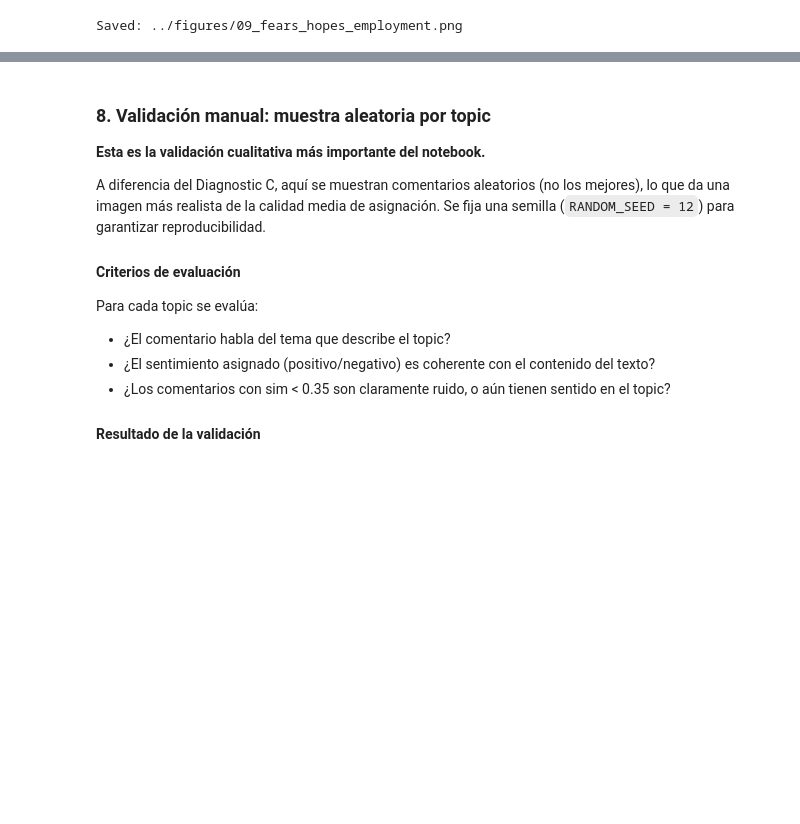
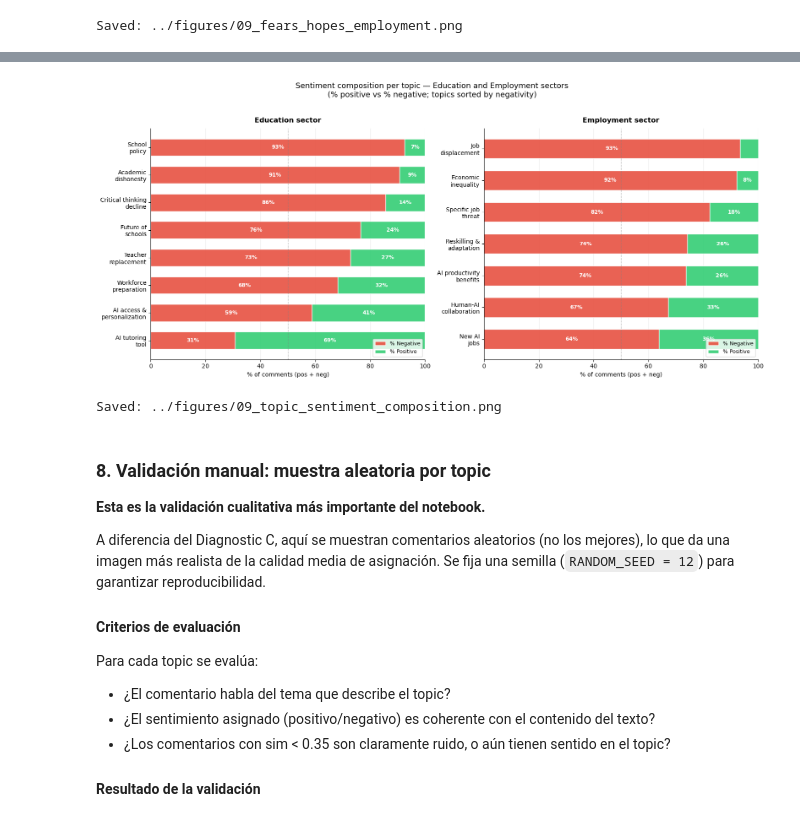
Before and after one commit to gmblanco/TFG-Analytics, a Jupyter notebook: notebooks/09_topic_modeling.ipynb, the cells around one changed output, grey strips where cells are left out. Cells and saved outputs as stored; diff of their text form; code cells hidden in the pictures; blank space fills up the shorter version.

```diff
--- a/notebooks/09_topic_modeling.ipynb
+++ b/notebooks/09_topic_modeling.ipynb
@@ -774,3 +833,60 @@ Text(4, 36.427566807313646, '73%')
+# %%
+# ============================================================
+# VISUALIZATION 3 — Stacked Sentiment Composition (horizontal)
+# ============================================================
+fig, axes = plt.subplots(1, 2, figsize=(16, 7))
+fig.suptitle(
+    "Sentiment composition per topic — Education and Employment sectors\n"
+    "(% positive vs % negative; topics sorted by negativity)",
+    fontsize=13, y=1.02,
+)
+
+for ax, counts, title in [
+    (axes[0], counts_edu, "Education sector"),
+    (axes[1], counts_emp, "Employment sector"),
+]:
+    c     = counts.sort_values("pct_negative", ascending=True)  # ascending=True para que el más negativo quede arriba
+    y     = np.arange(len(c))
+    height = 0.62
+
+    ax.barh(y, c["pct_negative"], height=height,
+            color=SENTIMENT_COLORS["negative"], alpha=0.88,
+            edgecolor="white", label="% Negative")
+    ax.barh(y, c["pct_positive"], height=height, left=c["pct_negative"],
+            color=SENTIMENT_COLORS["positive"], alpha=0.88,
+            edgecolor="white", label="% Positive")
+
+    # Anotaciones dentro de las barras
+    for i, row in enumerate(c.itertuples()):
+        if row.pct_negative > 7:
+            ax.text(row.pct_negative / 2, i,
+                    f"{row.pct_negative:.0f}%",
+                    ha="center", va="center", fontsize=9,
+                    color="white", fontweight="bold")
+        if row.pct_positive > 7:
+            ax.text(row.pct_negative + row.pct_positive / 2, i,
+                    f"{row.pct_positive:.0f}%",
+                    ha="center", va="center", fontsize=9,
+                    color="white", fontweight="bold")
+
+    ax.axvline(50, color="gray", linewidth=1.0, linestyle="--", alpha=0.5)
+    ax.set_yticks(y)
+    ax.set_yticklabels(c["label"].tolist(), fontsize=10)
+    ax.set_xlabel("% of comments (pos + neg)", fontsize=10)
+    ax.set_xlim(0, 100)
+    ax.set_title(title, fontsize=12, fontweight="bold", pad=10)
+    ax.legend(loc="lower right", fontsize=9)
+    ax.grid(axis="x", alpha=0.25)
+    ax.set_axisbelow(True)
+    ax.spines[["top", "right"]].set_visible(False)
+
+plt.tight_layout()
+plt.savefig("../figures/09_topic_sentiment_composition.png", dpi=150, bbox_inches="tight")
+plt.show()
+print("Saved: ../figures/09_topic_sentiment_composition.png")
+# %% [output]
+[figure, added]
+Saved: ../figures/09_topic_sentiment_composition.png
 # %% [markdown]
 ### 8. Validación manual: muestra aleatoria por topic
 
```
Also changed, not shown: parts of 5 cells of this notebook, 24 other files.
